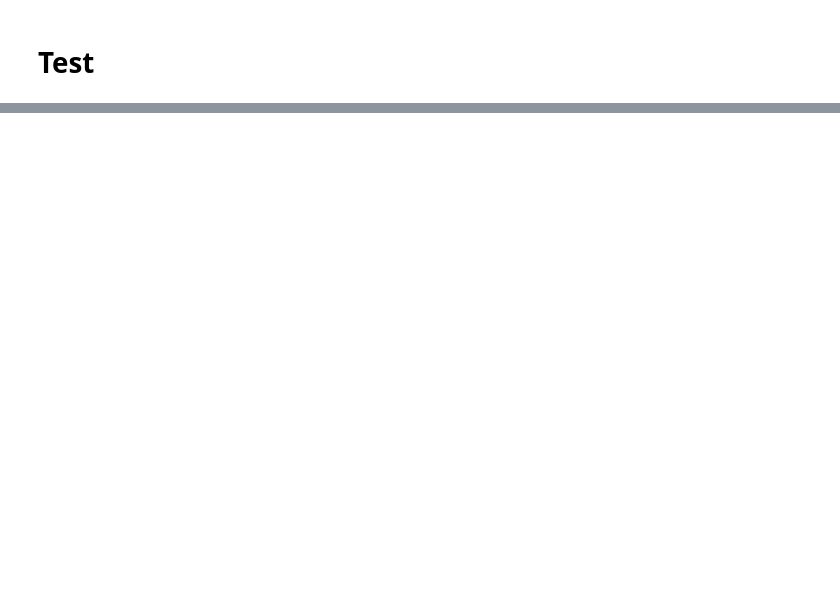
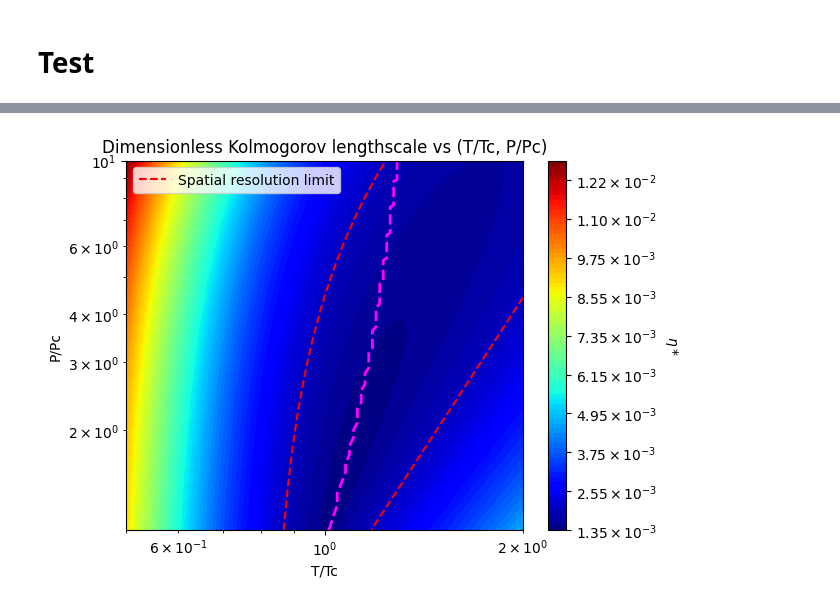
Before and after one commit to henri-avec-un-i/UPC_internship, a Jupyter notebook: caracterisation_of_turbulent_scales_dimensionless.ipynb, the cells around one changed output, grey strips where cells are left out. Cells and saved outputs as stored; diff of their text form; code cells hidden in the pictures; blank space fills up the shorter version.

```diff
--- a/caracterisation_of_turbulent_scales_dimensionless.ipynb
+++ b/caracterisation_of_turbulent_scales_dimensionless.ipynb
@@ -1899,0 +2055,2 @@ plot_l_thermal_batchelor_star_array_PvsT(T_list_r, P_list_r, l_thermal_batchelor
+# %%
+max_c_p_coordinates = find_max_coordinates(c_p_array)
@@ -1899,0 +2077,10 @@ plot_l_thermal_batchelor_star_array_PvsT(T_list_r, P_list_r, l_thermal_batchelor
+# %%
+pseudo_boiling_temperature_values = [1.1, 1.2, 1.3, 1.4]
+pseudo_boiling_pressure_values = [1.5,2,3,4]
+relative_spatial_resolution_limit = 2e-3
+# %%
+pseudo_boiling_temperature_values, pseudo_boiling_pressure_values = extract_T_P(T_list_r, P_list_r, max_c_p_coordinates)
+# %%
+plot_eta_star_PvsT_test(T_list_r, P_list_r, eta_star_array, relative_spatial_resolution_limit, pseudo_boiling_temperature_values, pseudo_boiling_pressure_values, T_r_log_scale=True, P_r_log_scale=True, eta_star_log_scale=False, colormap='jet', nbr_of_contours=100)
+# %% [output]
+[figure, added]
```
Also changed, not shown: parts of 21 cells of this notebook, 1 other file.
